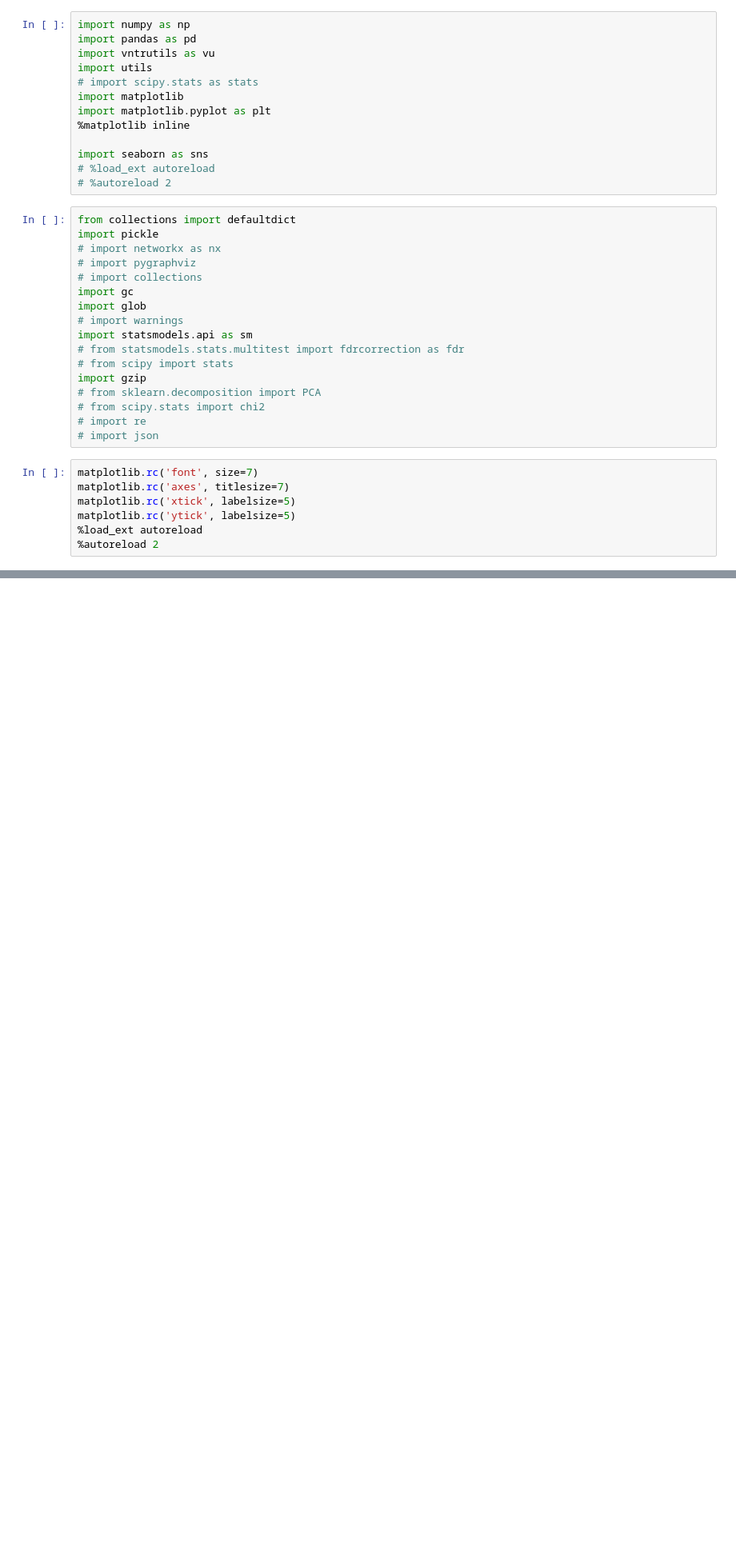
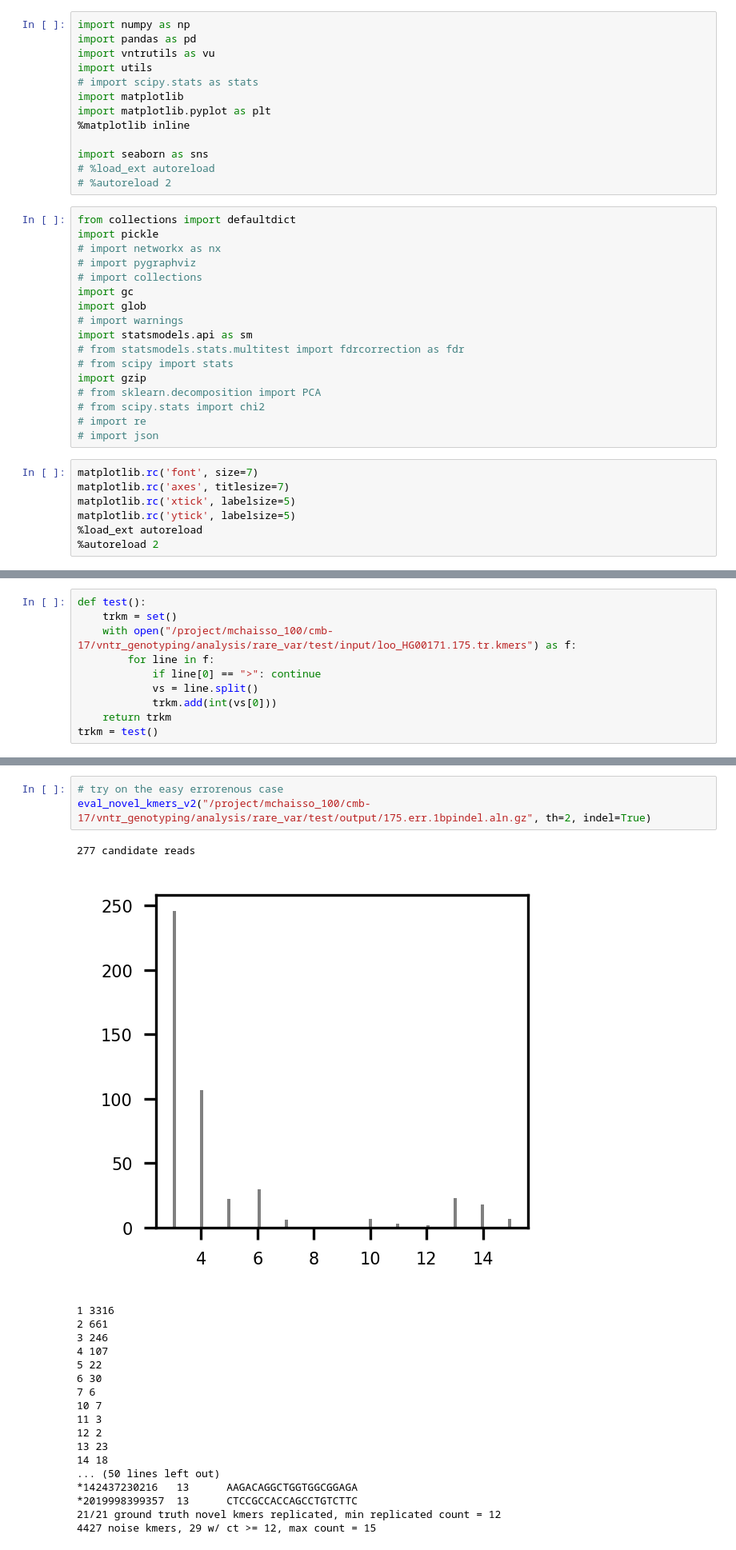
Before and after one commit to tkroll123/rare-var-scratch_copy, a Jupyter notebook: notebook/20230825.tk.rare.var.ipynb, the cells around one changed output, grey strips where cells are left out. Shown at 80% size. Saved outputs shown, nothing was run; the diff lists cells and outputs as text; blank space fills up the shorter version.

```diff
--- a/notebook/20230825.tk.rare.var.ipynb
+++ b/notebook/20230825.tk.rare.var.ipynb
@@ -195,0 +224,10 @@ eval_novel_kmers_v1("/project/mchaisso_100/cmb-17/vntr_genotyping/analysis/rare_
+# %%
+def test():
+    trkm = set()
+    with open("/project/mchaisso_100/cmb-17/vntr_genotyping/analysis/rare_var/test/input/loo_HG00171.175.tr.kmers") as f:
+        for line in f:
+            if line[0] == ">": continue
+            vs = line.split()
+            trkm.add(int(vs[0]))
+    return trkm
+trkm = test()
@@ -195,0 +327,23 @@ eval_novel_kmers_v1("/project/mchaisso_100/cmb-17/vntr_genotyping/analysis/rare_
+# %%
+# try on the easy errorenous case
+eval_novel_kmers_v2("/project/mchaisso_100/cmb-17/vntr_genotyping/analysis/rare_var/test/output/175.err.1bpindel.aln.gz", th=2, indel=True)
+# %% [output]
+277 candidate reads
+[figure, added]
+1 3316
+2 661
+3 246
+4 107
+5 22
+6 30
+7 6
+10 7
+11 3
+12 2
+13 23
+14 18
+... (50 lines left out)
+*142437230216   13      AAGACAGGCTGGTGGCGGAGA
+*2019998399357  13      CTCCGCCACCAGCCTGTCTTC
+21/21 ground truth novel kmers replicated, min replicated count = 12
+4427 noise kmers, 29 w/ ct >= 12, max count = 15
```
Also changed, not shown: parts of 8 cells of this notebook.
